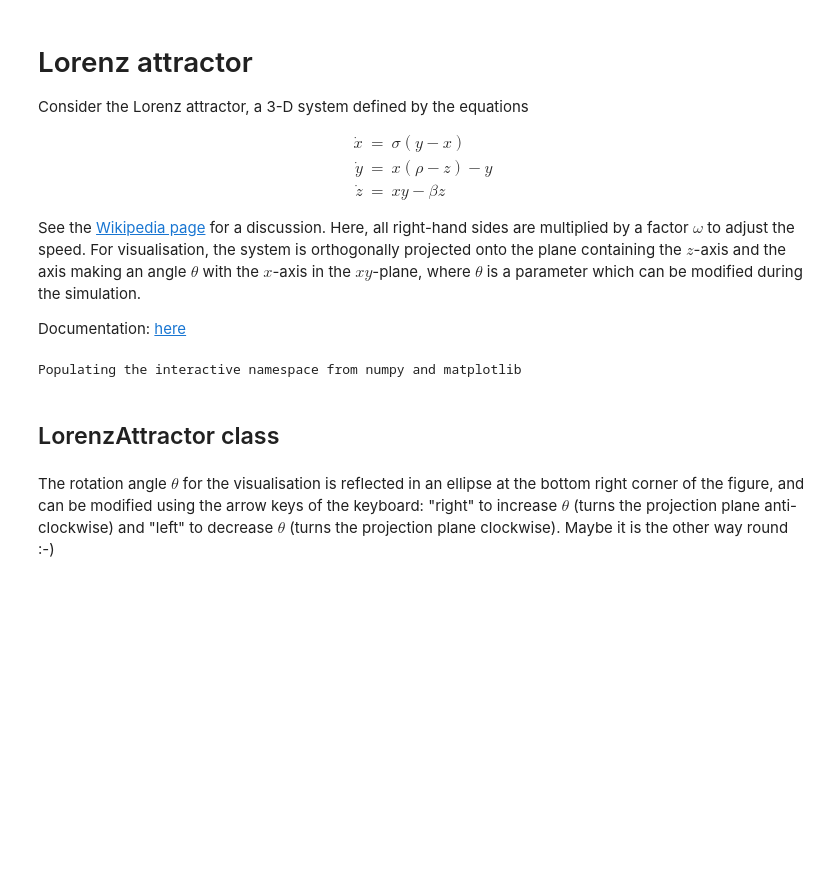
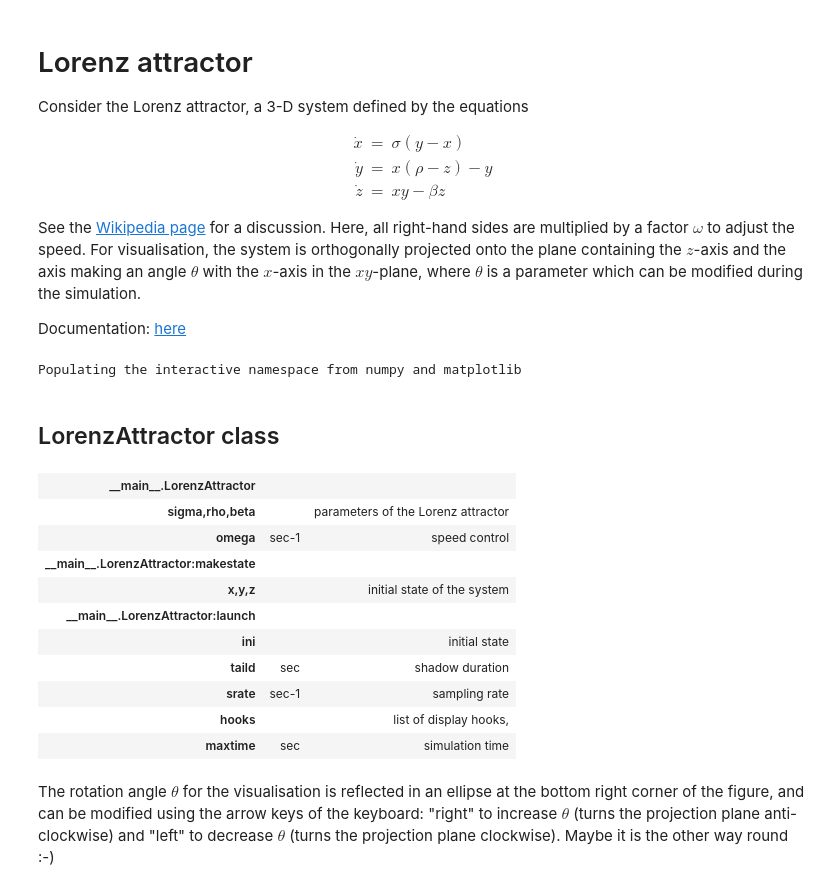
Before and after one commit to jmandreoli/IPYDEMO, a Jupyter notebook: demo/lorenz.ipynb, the cells around one changed output. Cells and saved outputs as stored; diff of their text form; code cells hidden in the pictures; blank space fills up the shorter version.

```diff
--- a/demo/lorenz.ipynb
+++ b/demo/lorenz.ipynb
@@ -46,8 +46,8 @@ class LorenzAttractor (System):
         self.fordisplay = fordisplay
 
     Help = '''
-        sigma,rho,beta: parameters of the Lorenz attractor
-        omega [sec^-1]: speed control
+        /sigma,rho,beta: parameters of the Lorenz attractor
+        /omega [sec^-1]: speed control
     '''
 
     def display(self,ax,ini=None,**ka):
@@ -98,6 +98,20 @@ class LorenzAttractor (System):
     )
 
     Help += System.Help
+# %%
+LorenzAttractor.helper()
+# %% [output]
+| __main__.LorenzAttractor |  |  |
+| sigma,rho,beta |  | parameters of the Lorenz attractor |
+| omega | sec-1 | speed control |
+| __main__.LorenzAttractor:makestate |  |  |
+| x,y,z |  | initial state of the system |
+| __main__.LorenzAttractor:launch |  |  |
+| ini |  | initial state |
+| taild | sec | shadow duration |
+| srate | sec-1 | sampling rate |
+| hooks |  | list of display hooks, |
+| maxtime | sec | simulation time |
 # %% [markdown]
 The rotation angle $\theta$ for the visualisation is reflected in an ellipse at the bottom right corner of the figure, and can be modified using the arrow keys of the keyboard: "right" to increase $\theta$ (turns the projection plane anti-clockwise) and "left" to decrease $\theta$ (turns the projection plane clockwise). Maybe it is the other way round :-)
 # %%
```
Also changed, not shown: 11 other files.
